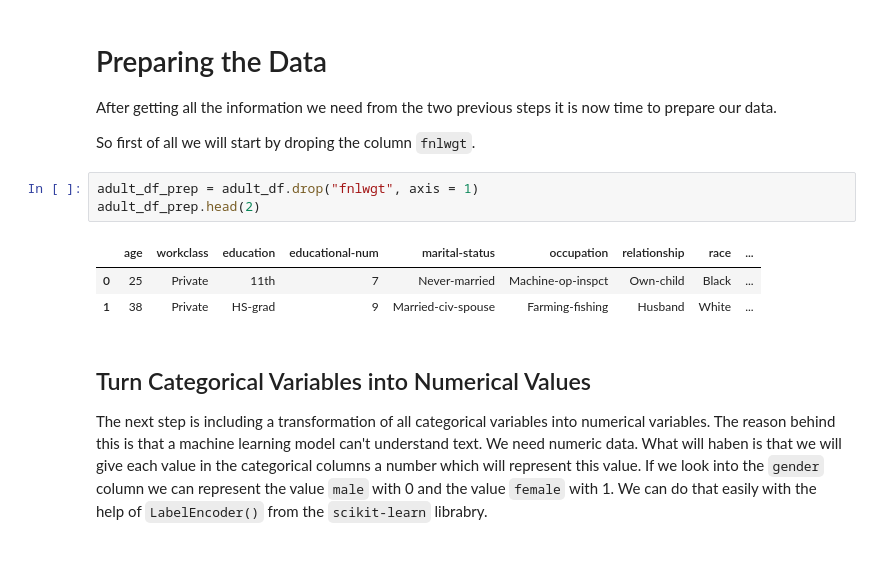
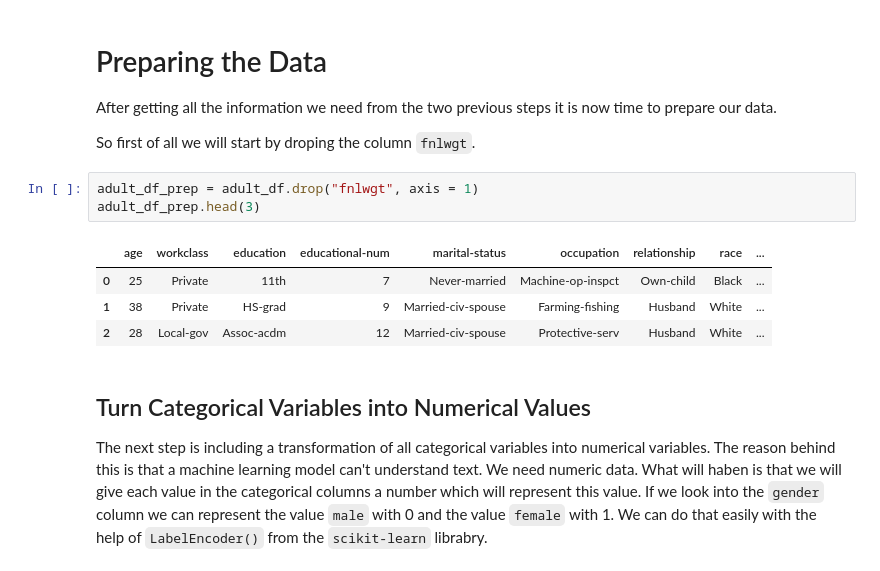
Before and after one commit to minh-le1994/Python-Tutorial, a Jupyter notebook: 02 - End-to-End Machine Learning.ipynb, the cells around one changed output. Cells and saved outputs as stored; diff of their text form.

```diff
--- a/02 - End-to-End Machine Learning.ipynb
+++ b/02 - End-to-End Machine Learning.ipynb
@@ -355,11 +356,12 @@ After getting all the information we need from the two previous steps it is now
 So first of all we will start by droping the column `fnlwgt`.
 # %%
 adult_df_prep = adult_df.drop("fnlwgt", axis = 1)
-adult_df_prep.head(2)
+adult_df_prep.head(3)
 # %% [output]
 |  | age | workclass | education | educational-num | marital-status | occupation | relationship | race | ... |
 | 0 | 25 | Private | 11th | 7 | Never-married | Machine-op-inspct | Own-child | Black | ... |
 | 1 | 38 | Private | HS-grad | 9 | Married-civ-spouse | Farming-fishing | Husband | White | ... |
+| 2 | 28 | Local-gov | Assoc-acdm | 12 | Married-civ-spouse | Protective-serv | Husband | White | ... |
 # %% [markdown]
 ## Turn Categorical Variables into Numerical Values
 
```
Also changed, not shown: parts of 4 cells of this notebook.
